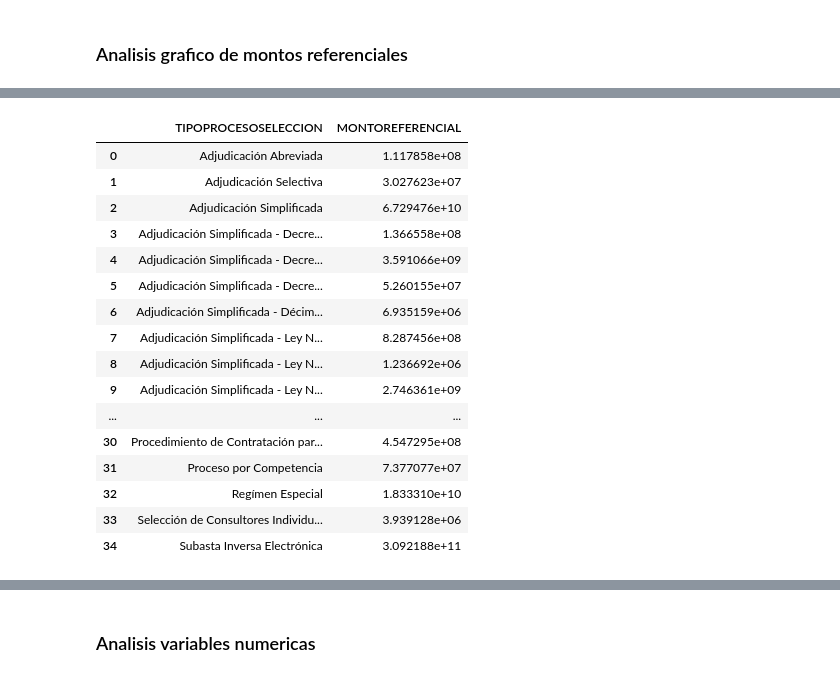
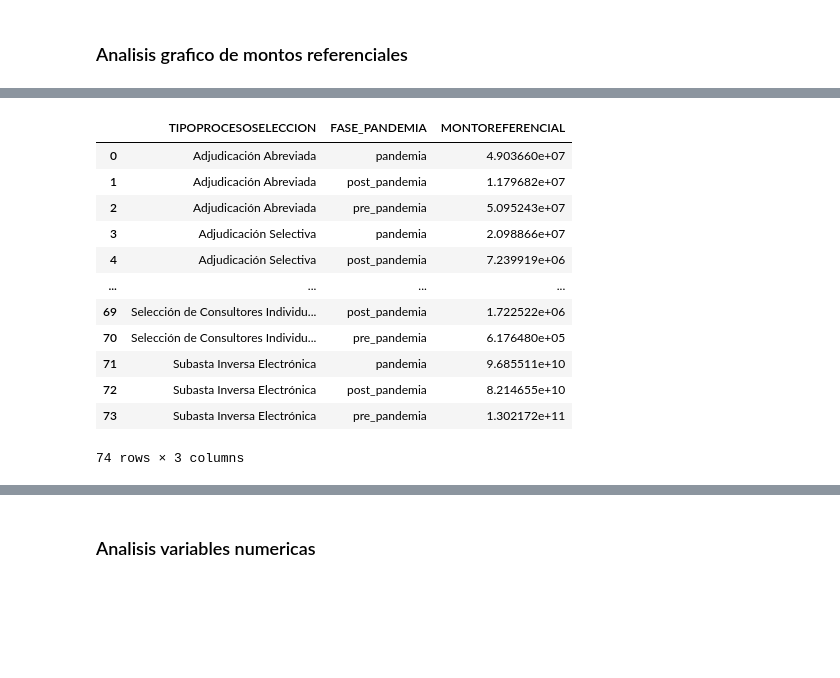
Before and after one commit to Llore102/corruption_analysis, a Jupyter notebook: analisis_datos_v1.ipynb, the cells around one changed output, grey strips where cells are left out. Saved outputs shown, nothing was run; the diff lists cells and outputs as text; code cells hidden in the pictures; blank space fills up the shorter version.

```diff
--- a/analisis_datos_v1.ipynb
+++ b/analisis_datos_v1.ipynb
@@ -798,21 +1038,17 @@ plt.show()
 # %%
-convocatorias_monto_referencial_tipo_proceso= convocatorias.groupby('TIPOPROCESOSELECCION').agg({'MONTOREFERENCIAL':'sum'}).reset_index()
+convocatorias_monto_referencial_tipo_proceso= convocatorias.groupby(['TIPOPROCESOSELECCION', 'FASE_PANDEMIA']).agg({'MONTOREFERENCIAL':'sum'}).reset_index()
 convocatorias_monto_referencial_tipo_proceso
 # %% [output]
-|  | TIPOPROCESOSELECCION | MONTOREFERENCIAL |
-| 0 | Adjudicación Abreviada | 1.117858e+08 |
-| 1 | Adjudicación Selectiva | 3.027623e+07 |
-| 2 | Adjudicación Simplificada | 6.729476e+10 |
-| 3 | Adjudicación Simplificada - Decre... | 1.366558e+08 |
-| 4 | Adjudicación Simplificada - Decre... | 3.591066e+09 |
-| 5 | Adjudicación Simplificada - Decre... | 5.260155e+07 |
-| 6 | Adjudicación Simplificada - Décim... | 6.935159e+06 |
-| 7 | Adjudicación Simplificada - Ley N... | 8.287456e+08 |
-| 8 | Adjudicación Simplificada - Ley N... | 1.236692e+06 |
-| 9 | Adjudicación Simplificada - Ley N... | 2.746361e+09 |
-| ... | ... | ... |
-| 30 | Procedimiento de Contratación par... | 4.547295e+08 |
-| 31 | Proceso por Competencia | 7.377077e+07 |
-| 32 | Regímen Especial | 1.833310e+10 |
-| 33 | Selección de Consultores Individu... | 3.939128e+06 |
-| 34 | Subasta Inversa Electrónica | 3.092188e+11 |
+|  | TIPOPROCESOSELECCION | FASE_PANDEMIA | MONTOREFERENCIAL |
+| 0 | Adjudicación Abreviada | pandemia | 4.903660e+07 |
+| 1 | Adjudicación Abreviada | post_pandemia | 1.179682e+07 |
+| 2 | Adjudicación Abreviada | pre_pandemia | 5.095243e+07 |
+| 3 | Adjudicación Selectiva | pandemia | 2.098866e+07 |
+| 4 | Adjudicación Selectiva | post_pandemia | 7.239919e+06 |
+| ... | ... | ... | ... |
+| 69 | Selección de Consultores Individu... | post_pandemia | 1.722522e+06 |
+| 70 | Selección de Consultores Individu... | pre_pandemia | 6.176480e+05 |
+| 71 | Subasta Inversa Electrónica | pandemia | 9.685511e+10 |
+| 72 | Subasta Inversa Electrónica | post_pandemia | 8.214655e+10 |
+| 73 | Subasta Inversa Electrónica | pre_pandemia | 1.302172e+11 |
+74 rows × 3 columns
```
Also changed, not shown: parts of 31 cells of this notebook.
